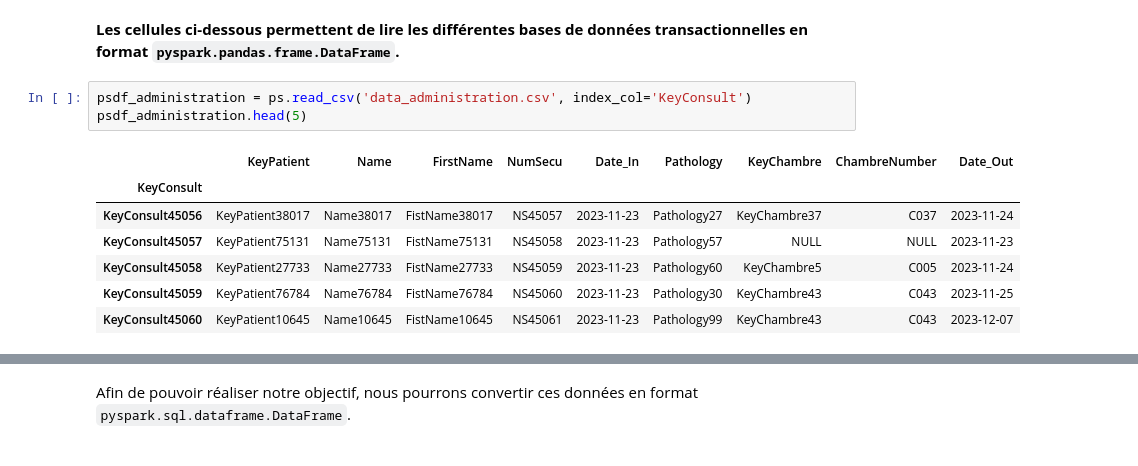
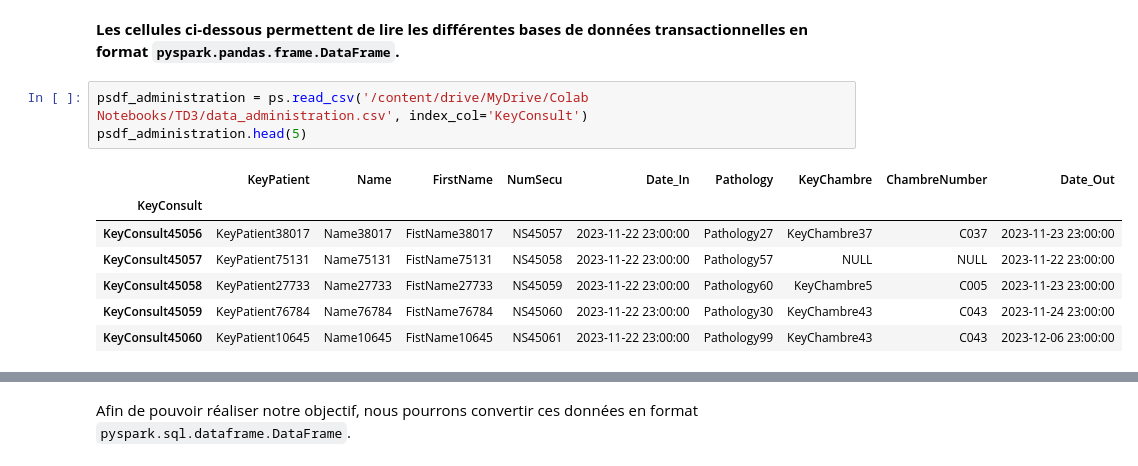
Before and after one commit to jpontoire/NF26, a Jupyter notebook: TD3/NF26_AI07_TD3_Exercices.ipynb, the cells around one changed output, grey strips where cells are left out. Cells and saved outputs as stored; diff of their text form.

```diff
--- a/TD3/NF26_AI07_TD3_Exercices.ipynb
+++ b/TD3/NF26_AI07_TD3_Exercices.ipynb
@@ -49,14 +60,14 @@ def unzip_data(filename):
 # %% [markdown]
 **Les cellules ci-dessous permettent de lire les différentes bases de données transactionnelles en format `pyspark.pandas.frame.DataFrame`.**
 # %%
-psdf_administration = ps.read_csv('data_administration.csv', index_col='KeyConsult')
+psdf_administration = ps.read_csv('/content/drive/MyDrive/Colab Notebooks/TD3/data_administration.csv', index_col='KeyConsult')
 psdf_administration.head(5)
 # %% [output]
 |  | KeyPatient | Name | FirstName | NumSecu | Date_In | Pathology | KeyChambre | ChambreNumber | Date_Out |
 | KeyConsult |  |  |  |  |  |  |  |  |  |
-| KeyConsult45056 | KeyPatient38017 | Name38017 | FistName38017 | NS45057 | 2023-11-23 | Pathology27 | KeyChambre37 | C037 | 2023-11-24 |
-| KeyConsult45057 | KeyPatient75131 | Name75131 | FistName75131 | NS45058 | 2023-11-23 | Pathology57 | NULL | NULL | 2023-11-23 |
-| KeyConsult45058 | KeyPatient27733 | Name27733 | FistName27733 | NS45059 | 2023-11-23 | Pathology60 | KeyChambre5 | C005 | 2023-11-24 |
-| KeyConsult45059 | KeyPatient76784 | Name76784 | FistName76784 | NS45060 | 2023-11-23 | Pathology30 | KeyChambre43 | C043 | 2023-11-25 |
-| KeyConsult45060 | KeyPatient10645 | Name10645 | FistName10645 | NS45061 | 2023-11-23 | Pathology99 | KeyChambre43 | C043 | 2023-12-07 |
+| KeyConsult45056 | KeyPatient38017 | Name38017 | FistName38017 | NS45057 | 2023-11-22 23:00:00 | Pathology27 | KeyChambre37 | C037 | 2023-11-23 23:00:00 |
+| KeyConsult45057 | KeyPatient75131 | Name75131 | FistName75131 | NS45058 | 2023-11-22 23:00:00 | Pathology57 | NULL | NULL | 2023-11-22 23:00:00 |
+| KeyConsult45058 | KeyPatient27733 | Name27733 | FistName27733 | NS45059 | 2023-11-22 23:00:00 | Pathology60 | KeyChambre5 | C005 | 2023-11-23 23:00:00 |
+| KeyConsult45059 | KeyPatient76784 | Name76784 | FistName76784 | NS45060 | 2023-11-22 23:00:00 | Pathology30 | KeyChambre43 | C043 | 2023-11-24 23:00:00 |
+| KeyConsult45060 | KeyPatient10645 | Name10645 | FistName10645 | NS45061 | 2023-11-22 23:00:00 | Pathology99 | KeyChambre43 | C043 | 2023-12-06 23:00:00 |
 # %%
```
Also changed, not shown: parts of 21 cells of this notebook, 1 other file.
